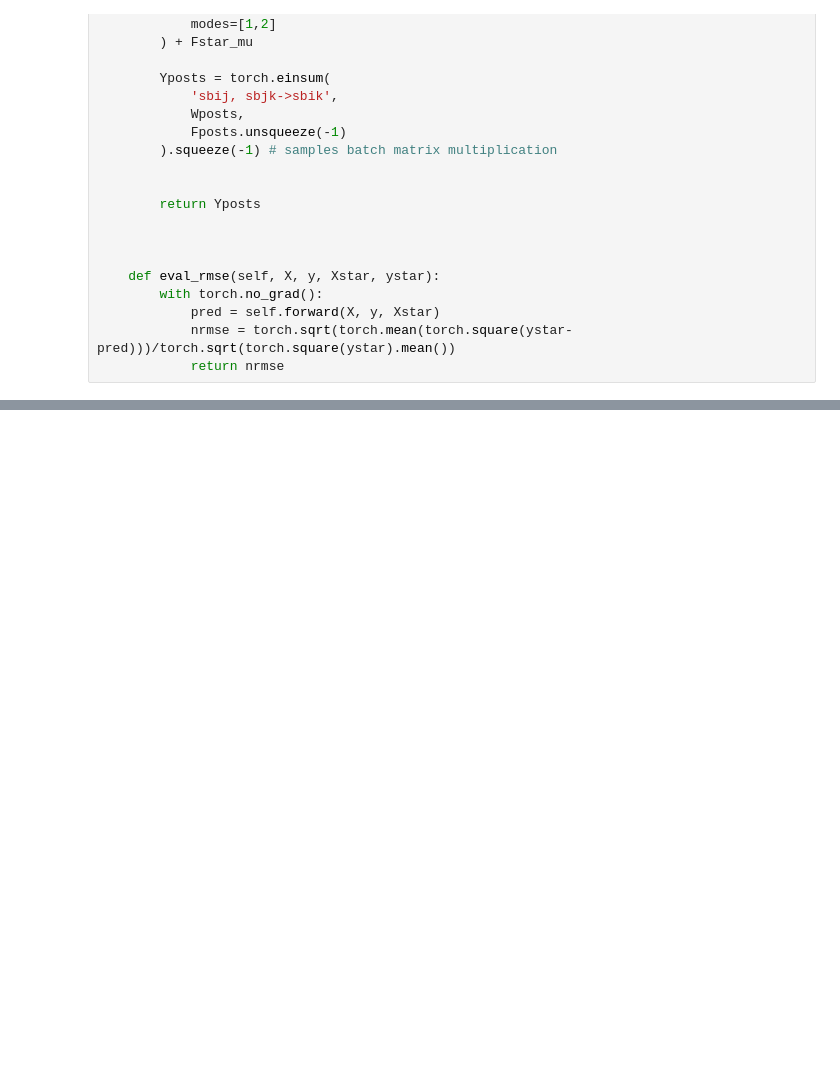
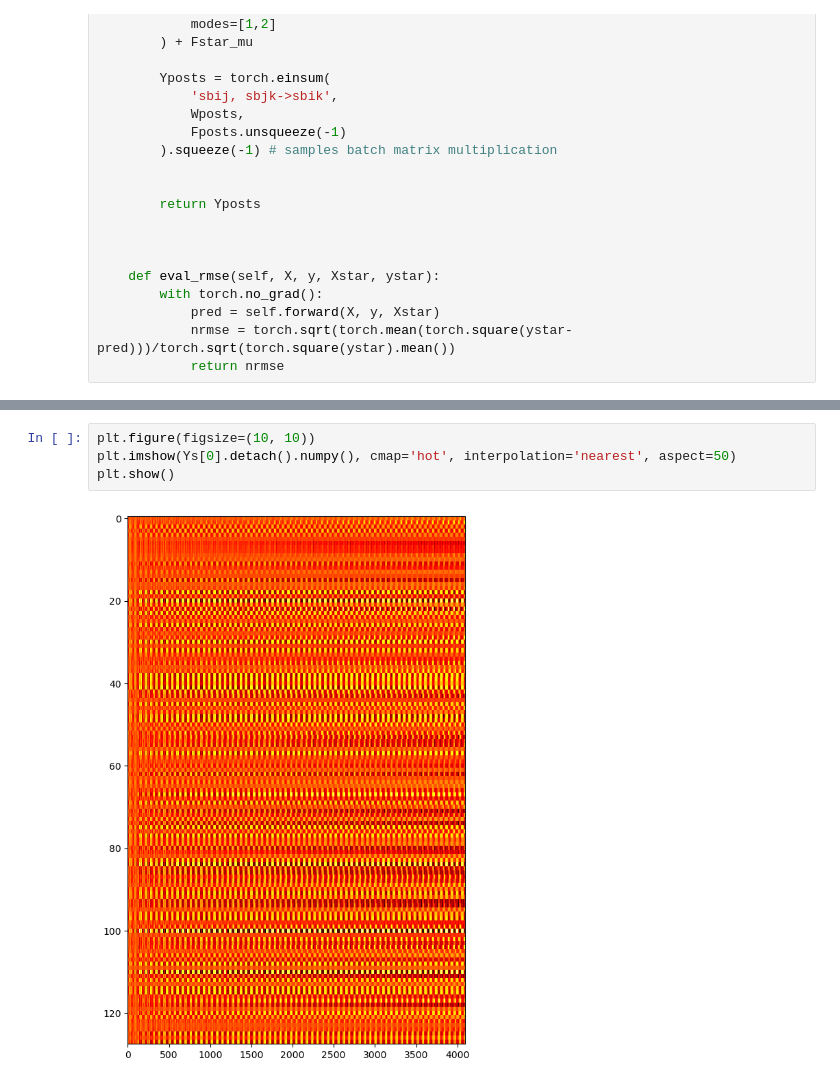
Before and after one commit to liwenlin664477/Probability-Surrogate-Learning, a Jupyter notebook: Single-Fidelity/Scalable-GP-Regression-Network/test_Scalable-GPRN.ipynb, the cells around one changed output, grey strips where cells are left out. Cells and saved outputs as stored; diff of their text form; blank space fills up the shorter version.

```diff
--- a/Single-Fidelity/Scalable-GP-Regression-Network/test_Scalable-GPRN.ipynb
+++ b/Single-Fidelity/Scalable-GP-Regression-Network/test_Scalable-GPRN.ipynb
@@ -448,0 +449,6 @@ plt.show()
+# %%
+plt.figure(figsize=(10, 10))
+plt.imshow(Ys[0].detach().numpy(), cmap='hot', interpolation='nearest', aspect=50)
+plt.show()
+# %% [output]
+[figure, added]
```
Also changed, not shown: parts of 2 cells of this notebook, 19 other files.
